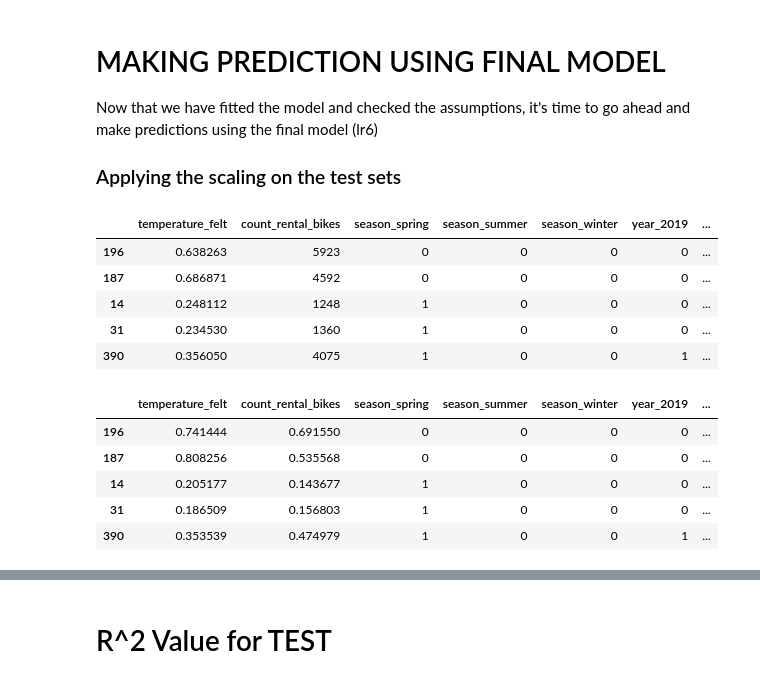
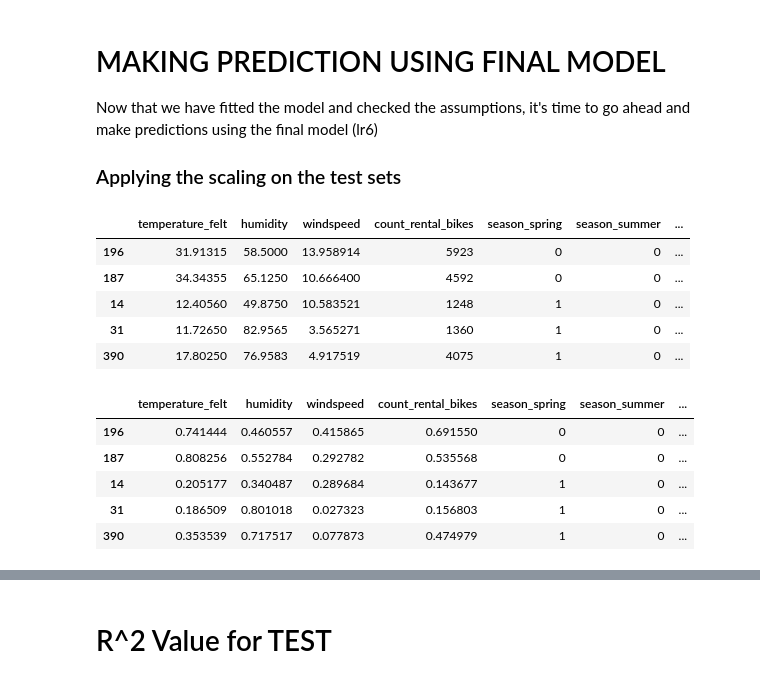
Before and after one commit to CharlieThomasCTG/Bike_sharing_regression, a Jupyter notebook: bike-sharing-multiple-linear-regression-Copy1.ipynb, the cells around one changed output, grey strips where cells are left out. Cells and saved outputs as stored; diff of their text form; code cells hidden in the pictures.

```diff
--- a/bike-sharing-multiple-linear-regression-Copy1.ipynb
+++ b/bike-sharing-multiple-linear-regression-Copy1.ipynb
@@ -409,6 +411,6 @@ df_bike_sharing.head(5)
 # %%
 #temperature_actual and temperature_felt have very high correlation of 0.99. hence, temperature_felt will be dropped
-df_bike_sharing.drop(['temperature_actual','windspeed','humidity'],axis=1,inplace=True)
+df_bike_sharing.drop(['temperature_actual'],axis=1,inplace=True)
 # %%
 df_bike_sharing.shape
 # %% [output]
@@ -442,7 +444,7 @@ df_test  (220, 27)
 scaler = MinMaxScaler()
 # %%
 # Apply scaler to all the continous variables
-num_feats=[ 'temperature_felt','count_rental_bikes']
+num_feats=[ 'temperature_felt','humidity','windspeed','count_rental_bikes']
 df_train[num_feats]= scaler.fit_transform(df_train[num_feats])
 df_train.head()
 # %% [output]
@@ -1073,25 +989,25 @@ Now that we have fitted the model and checked the assumptions, it's time to go a
 df_test_dummies=pd.get_dummies(df_test,drop_first= True)
 df_test_dummies.head()
 # %% [output]
-|  | temperature_felt | count_rental_bikes | season_spring | season_summer | season_winter | year_2019 | ... |
-| 196 | 0.638263 | 5923 | 0 | 0 | 0 | 0 | ... |
-| 187 | 0.686871 | 4592 | 0 | 0 | 0 | 0 | ... |
-| 14 | 0.248112 | 1248 | 1 | 0 | 0 | 0 | ... |
-| 31 | 0.234530 | 1360 | 1 | 0 | 0 | 0 | ... |
-| 390 | 0.356050 | 4075 | 1 | 0 | 0 | 1 | ... |
+|  | temperature_felt | humidity | windspeed | count_rental_bikes | season_spring | season_summer | ... |
+| 196 | 31.91315 | 58.5000 | 13.958914 | 5923 | 0 | 0 | ... |
+| 187 | 34.34355 | 65.1250 | 10.666400 | 4592 | 0 | 0 | ... |
+| 14 | 12.40560 | 49.8750 | 10.583521 | 1248 | 1 | 0 | ... |
+| 31 | 11.72650 | 82.9565 | 3.565271 | 1360 | 1 | 0 | ... |
+| 390 | 17.80250 | 76.9583 | 4.917519 | 4075 | 1 | 0 | ... |
 # %%
 # Apply scaler() to all the numeric variables
-num_feats=[ 'temperature_felt','count_rental_bikes']
+num_feats=[ 'temperature_felt','humidity','windspeed','count_rental_bikes']
 #df_test[num_feats]= np.log(df_test_dummies[num_feats])
 df_test[num_feats]= scaler.transform(df_test_dummies[num_feats])
 df_test.head()
 # %% [output]
-|  | temperature_felt | count_rental_bikes | season_spring | season_summer | season_winter | year_2019 | ... |
-| 196 | 0.741444 | 0.691550 | 0 | 0 | 0 | 0 | ... |
-| 187 | 0.808256 | 0.535568 | 0 | 0 | 0 | 0 | ... |
-| 14 | 0.205177 | 0.143677 | 1 | 0 | 0 | 0 | ... |
-| 31 | 0.186509 | 0.156803 | 1 | 0 | 0 | 0 | ... |
-| 390 | 0.353539 | 0.474979 | 1 | 0 | 0 | 1 | ... |
+|  | temperature_felt | humidity | windspeed | count_rental_bikes | season_spring | season_summer | ... |
+| 196 | 0.741444 | 0.460557 | 0.415865 | 0.691550 | 0 | 0 | ... |
+| 187 | 0.808256 | 0.552784 | 0.292782 | 0.535568 | 0 | 0 | ... |
+| 14 | 0.205177 | 0.340487 | 0.289684 | 0.143677 | 1 | 0 | ... |
+| 31 | 0.186509 | 0.801018 | 0.027323 | 0.156803 | 1 | 0 | ... |
+| 390 | 0.353539 | 0.717517 | 0.077873 | 0.474979 | 1 | 0 | ... |
 # %%
 y_test=df_test.pop('count_rental_bikes')
 X_test=df_test
```
Also changed, not shown: parts of 55 cells of this notebook.
